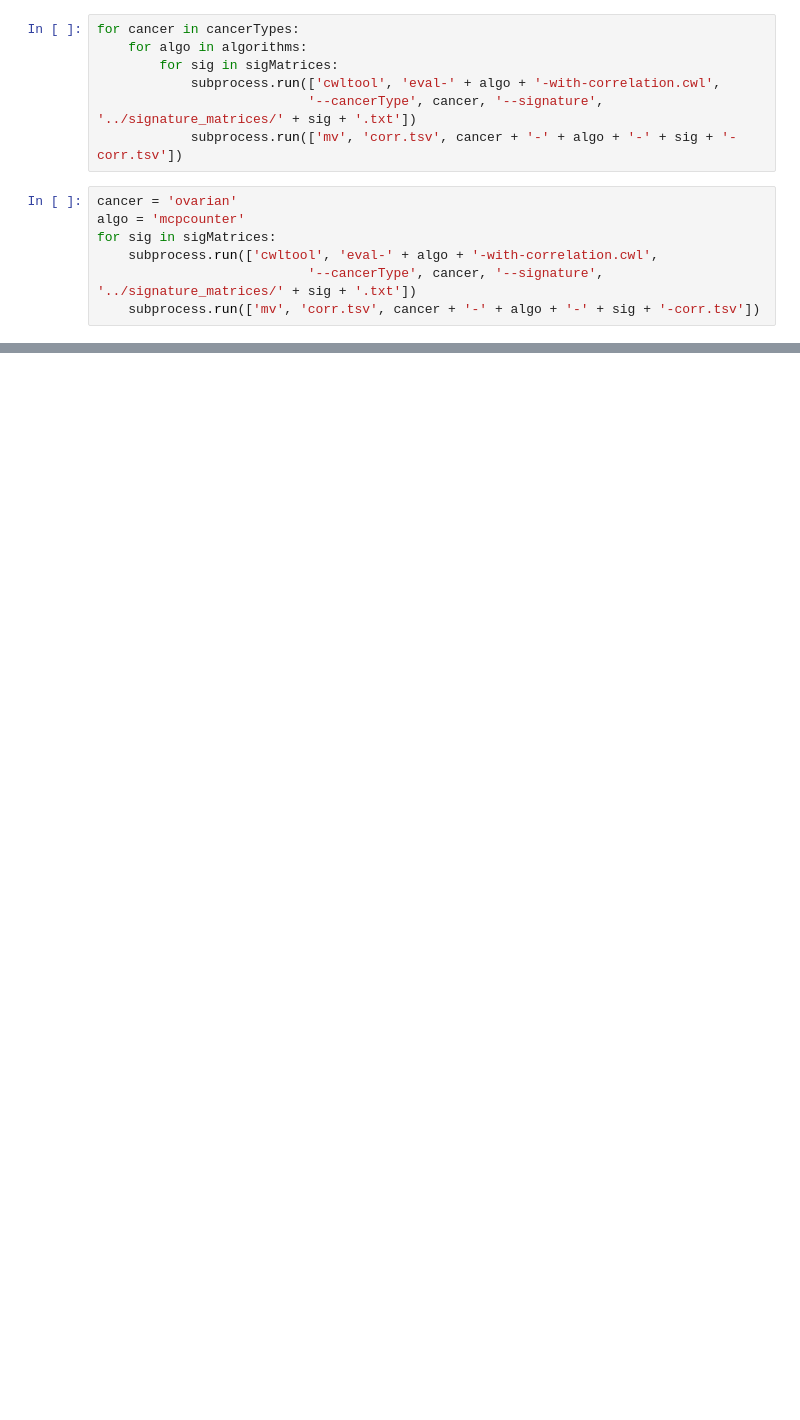
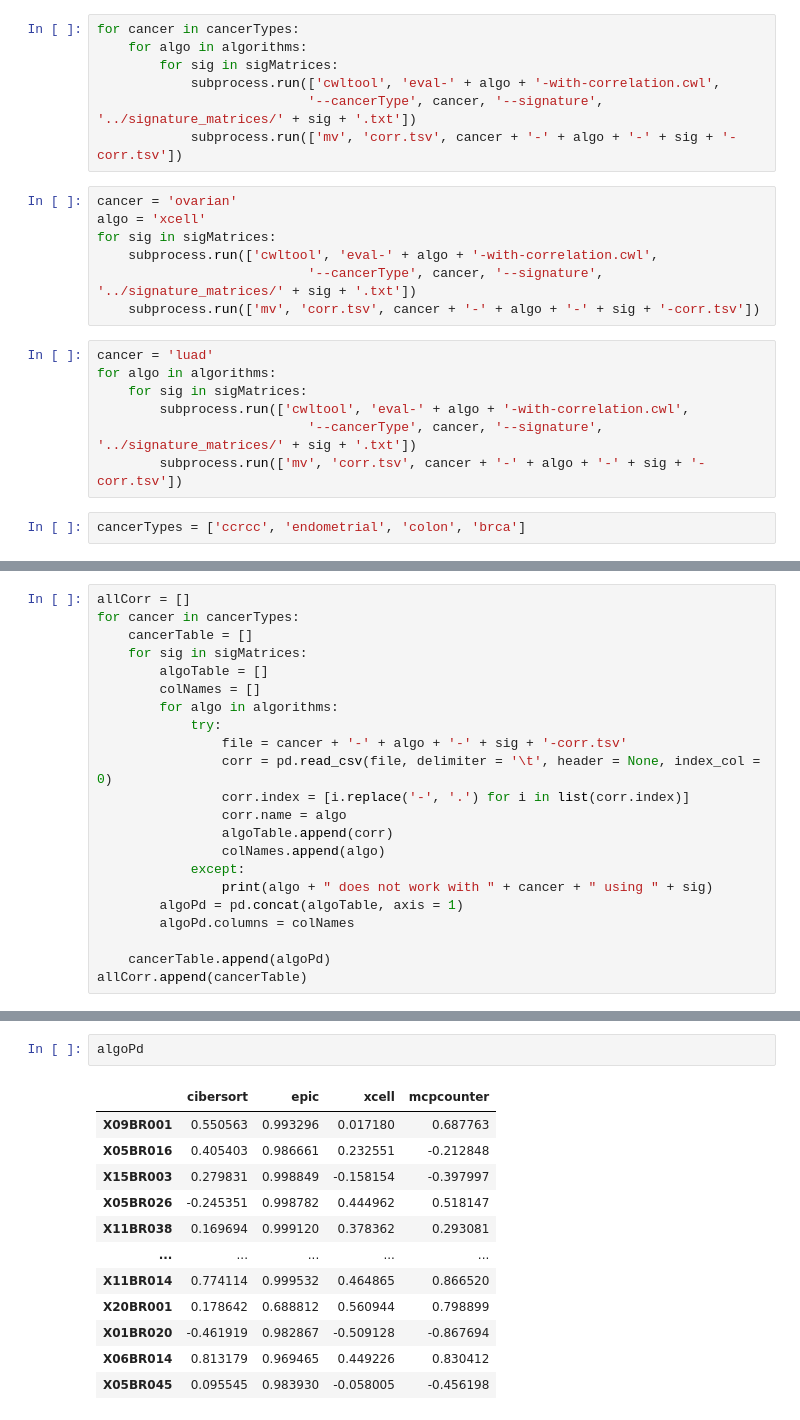
Before and after one commit to PNNL-CompBio/decomprolute, a Jupyter notebook: results/batchRuns.ipynb, the cells around one changed output, grey strips where cells are left out. Cells and saved outputs as stored; diff of their text form; blank space fills up the shorter version.

```diff
--- a/results/batchRuns.ipynb
+++ b/results/batchRuns.ipynb
@@ -16,8 +15,17 @@ for cancer in cancerTypes:
             subprocess.run(['mv', 'corr.tsv', cancer + '-' + algo + '-' + sig + '-corr.tsv'])
 # %%
 cancer = 'ovarian'
-algo = 'mcpcounter'
+algo = 'xcell'
 for sig in sigMatrices:
     subprocess.run(['cwltool', 'eval-' + algo + '-with-correlation.cwl',
                            '--cancerType', cancer, '--signature', '../signature_matrices/' + sig + '.txt'])
     subprocess.run(['mv', 'corr.tsv', cancer + '-' + algo + '-' + sig + '-corr.tsv'])
+# %%
+cancer = 'luad'
+for algo in algorithms:
+    for sig in sigMatrices:
+        subprocess.run(['cwltool', 'eval-' + algo + '-with-correlation.cwl',
+                           '--cancerType', cancer, '--signature', '../signature_matrices/' + sig + '.txt'])
+        subprocess.run(['mv', 'corr.tsv', cancer + '-' + algo + '-' + sig + '-corr.tsv'])
+# %%
+cancerTypes = ['ccrcc', 'endometrial', 'colon', 'brca']
@@ -23,0 +34,22 @@ for sig in sigMatrices:
+# %%
+allCorr = []
+for cancer in cancerTypes:
+    cancerTable = []
+    for sig in sigMatrices:
+        algoTable = []
+        colNames = []
+        for algo in algorithms:
+            try:
+                file = cancer + '-' + algo + '-' + sig + '-corr.tsv'
+                corr = pd.read_csv(file, delimiter = '\t', header = None, index_col = 0)
+                corr.index = [i.replace('-', '.') for i in list(corr.index)]
+                corr.name = algo
+                algoTable.append(corr)
+                colNames.append(algo)
+            except:
+                print(algo + " does not work with " + cancer + " using " + sig)
+        algoPd = pd.concat(algoTable, axis = 1)
+        algoPd.columns = colNames
+
+    cancerTable.append(algoPd)
+allCorr.append(cancerTable)
@@ -23,0 +60,15 @@ for sig in sigMatrices:
+# %%
+algoPd
+# %% [output]
+|  | cibersort | epic | xcell | mcpcounter |
+| X09BR001 | 0.550563 | 0.993296 | 0.017180 | 0.687763 |
+| X05BR016 | 0.405403 | 0.986661 | 0.232551 | -0.212848 |
+| X15BR003 | 0.279831 | 0.998849 | -0.158154 | -0.397997 |
+| X05BR026 | -0.245351 | 0.998782 | 0.444962 | 0.518147 |
+| X11BR038 | 0.169694 | 0.999120 | 0.378362 | 0.293081 |
+| ... | ... | ... | ... | ... |
+| X11BR014 | 0.774114 | 0.999532 | 0.464865 | 0.866520 |
+| X20BR001 | 0.178642 | 0.688812 | 0.560944 | 0.798899 |
+| X01BR020 | -0.461919 | 0.982867 | -0.509128 | -0.867694 |
+| X06BR014 | 0.813179 | 0.969465 | 0.449226 | 0.830412 |
+| X05BR045 | 0.095545 | 0.983930 | -0.058005 | -0.456198 |
```
Also changed, not shown: parts of 11 cells of this notebook, 3 other files.
